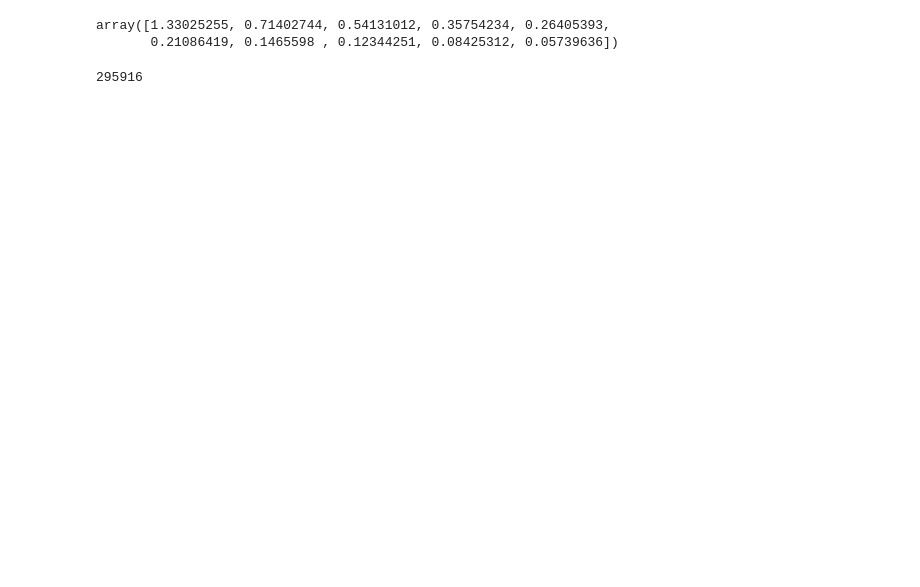
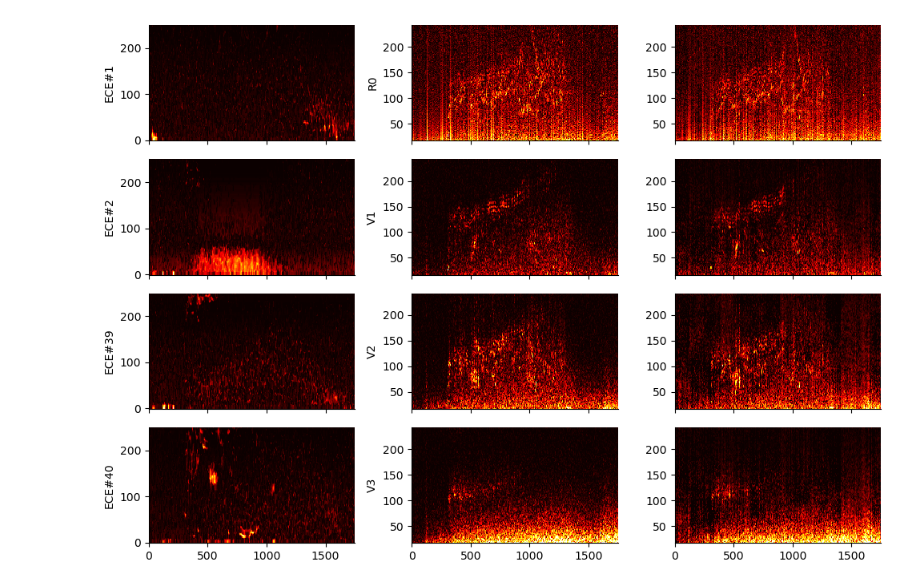
Before and after one commit to PlasmaControl/Diag2Diag-SRTS, a Jupyter notebook: diag2diag-natcomm-figs.ipynb, the cells around one changed output. Drawn from its saved outputs; the diff is of its cells as text; code cells hidden in the pictures; blank space fills up the shorter version.

Commit message:
Add files via upload
reproducing the figures in the paper

```diff
--- a/diag2diag-natcomm-figs.ipynb
+++ b/diag2diag-natcomm-figs.ipynb
@@ -1564,12 +0,0 @@ array([0.9850063 , 0.98779423])
-# %%
-uq[:,1]
-# %% [output]
-array([1.33025255, 0.71402744, 0.54131012, 0.35754234, 0.26405393,
-       0.21086419, 0.1465598 , 0.12344251, 0.08425312, 0.05739636])
-# %%
-xx=512
-yy=256
-zz=128
-print((236*(xx+1))+(xx*(yy+1))+(yy*(zz+1))+(zz*80))
-# %% [output]
-295916
@@ -1575,0 +7,46 @@ print((236*(xx+1))+(xx*(yy+1))+(yy*(zz+1))+(zz*80))
+# %%
+def read_nested_dict_from_h5(file_path, group=None):
+    if group is None:
+        with h5py.File(file_path, 'r') as hf:
+            return _read_group(hf)
+    else:
+        return _read_group(group)
+
+def _read_group(group):
+    data = {}
+    for key, item in group.items():
+        if isinstance(item, h5py.Dataset):
+            data[key] = item[()]  # Read dataset into memory
+        elif isinstance(item, h5py.Group):
+            data[key] = _read_group(item)
+    return data
+# %%
+# Load the h5 file containing the figures data
+file_path = 'diag2diag-natcomm-figs.h5'
+try:
+    all_figs = read_nested_dict_from_h5(file_path)
+except FileNotFoundError:
+    print(f"Error: The file '{file_path}' was not found.")
+except Exception as e:
+    print(f"An error occurred: {e}")
+# %%
+#fig2 Spectrograms
+fig,axs = plt.subplots(ncols=3,nrows=4,figsize=(10,7),dpi=100,sharex=True)
+
+for idx,chn in enumerate(['R0', 'V1', 'V2', 'V3']):
+    axs[idx,1].pcolormesh(all_figs['fig2']['spectrogram'][chn]['truth']['time'],all_figs['fig2']['spectrogram'][chn]['truth']['freq'],all_figs['fig2']['spectrogram'][chn]['truth']['data'],cmap='hot',vmin=0,vmax=0.3)
+    axs[idx,2].pcolormesh(all_figs['fig2']['spectrogram'][chn]['prediction']['time'],all_figs['fig2']['spectrogram'][chn]['prediction']['freq'],all_figs['fig2']['spectrogram'][chn]['prediction']['data'],cmap='hot',vmin=0,vmax=0.3)
+    axs[idx,1].set(ylabel=chn)
+
+for idx,chn in enumerate(['ECE#1','ECE#2','ECE#39','ECE#40']):
+    axs[idx,0].pcolormesh(all_figs['fig2']['spectrogram'][f'ece#{idx+1}']['time'],all_figs['fig2']['spectrogram'][f'ece#{idx+1}']['freq'],all_figs['fig2']['spectrogram'][f'ece#{idx+1}']['data'],cmap='hot')
+    axs[idx,0].set(ylabel=chn)
+
+
+for i in range(4):
+    for j in range(3):
+        axs[i,j].spines['right'].set_visible(False)
+        axs[i,j].spines['top'].set_visible(False)
+plt.tight_layout()
+# %% [output]
+[figure, added]
```
Also changed, not shown: parts of 81 cells of this notebook.
